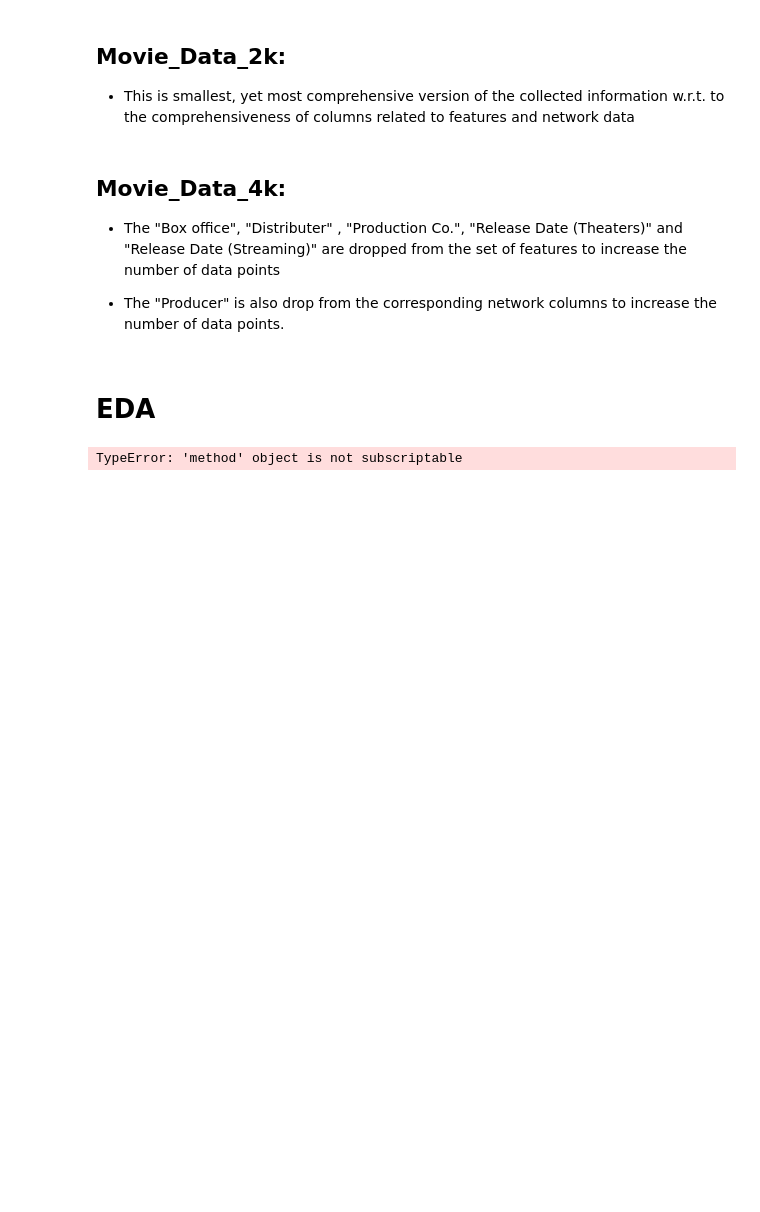
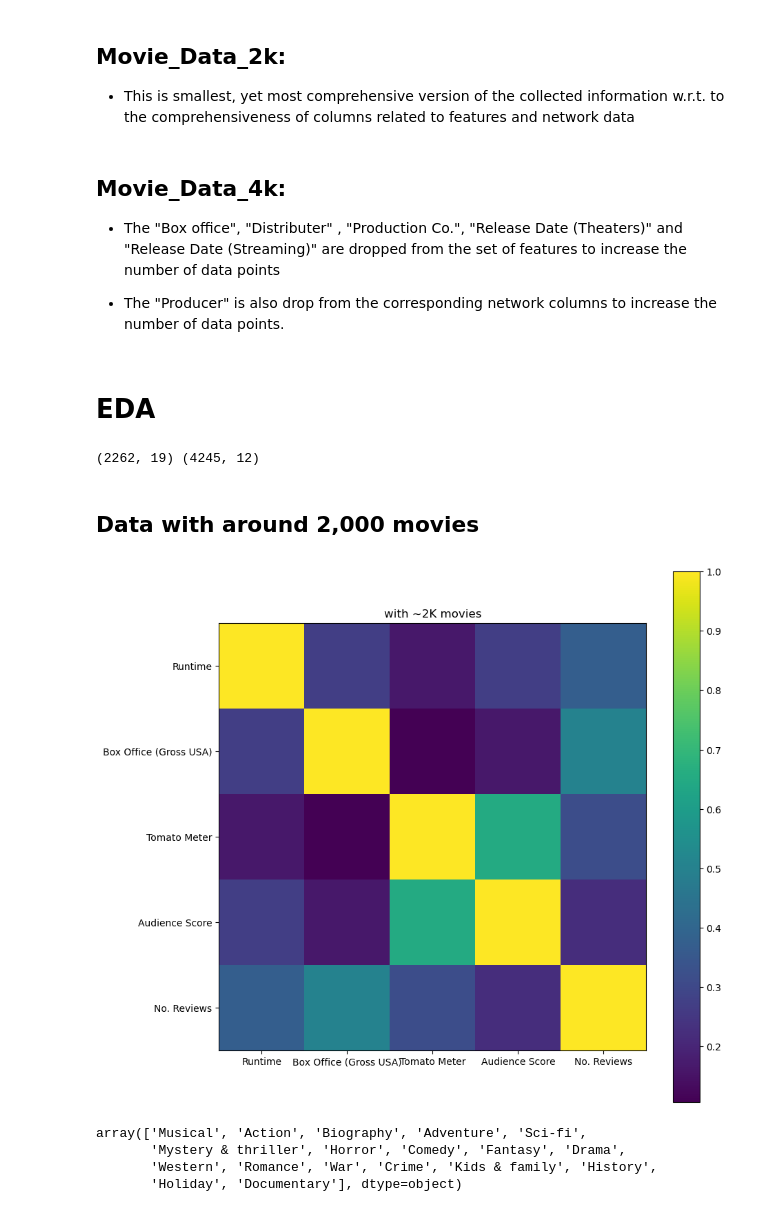
Before and after one commit to Sorooshi/Rotten_Tomatoes_DatabaSet, a Jupyter notebook: notebooks/a02_extract_feature_and_network_data.ipynb, the cells around one changed output. Drawn from its saved outputs; the diff is of its cells as text; code cells hidden in the pictures; blank space fills up the shorter version.

Commit message:
dtypes corrected

```diff
--- a/notebooks/a02_extract_feature_and_network_data.ipynb
+++ b/notebooks/a02_extract_feature_and_network_data.ipynb
@@ -172,8 +202,16 @@ movies_data_4k.to_csv("../datasets/movies_data_4k.csv")
 
 movies_data_s = pd.read_csv("../datasets/movies_data_2k.csv", )
 movies_data_m = pd.read_csv("../datasets/movies_data_4k.csv", )
+
+print(movies_data_s.shape, movies_data_m.shape)
+# %% [output]
+(2262, 19) (4245, 12)
+# %% [markdown]
+## Data with around 2,000 movies
 # %%
-features = [
+
+
+features_s = [
     'Title', 'Synopsis', 'Original Language', 'Runtime',
     'Director', 'Producer', 'Writer', 'Top Cast',
     'Distributor', 'Production Co',
@@ -182,14 +220,30 @@ features = [
     'Release Date (Theaters)', 'Release Date (Streaming)', 'Link'
 ]
 
-q_features = ['Runtime', 'Box Office (Gross USA)', 'Tomato Meter', 'Audience Score', 'No. Reviews', ]
+q_features_s = ['Runtime', 'Box Office (Gross USA)', 'Tomato Meter', 'Audience Score', 'No. Reviews', ]
 
-c_features = ['Original Language', 'Genre',]
+c_features_s = ['Original Language', 'Genre',]
 
-network_columns = [ 'Director', 'Producer', 'Writer', 'Top Cast']
+network_columns_s = [ 'Director', 'Producer', 'Writer', 'Top Cast']
+# %%
+
+
+
+corr_s = movies_data_s[q_features].corr()
+plt.figure(figsize=(10, 10))
+plt.imshow(corr_s)
+plt.xticks(range(len(corr_s.columns)), corr_s.columns)
+plt.yticks(range(len(corr_s.columns)), corr_s.columns)
+plt.colorbar()
+plt.title("with ~2K movies")
+plt.show()
+# %% [output]
+[figure, added]
 # %%
 
-
-movies_data_s.groupby["Distributor"]
+movies_data_s["Genre"].unique()
 # %% [output]
-TypeError: 'method' object is not subscriptable
+array(['Musical', 'Action', 'Biography', 'Adventure', 'Sci-fi',
+       'Mystery & thriller', 'Horror', 'Comedy', 'Fantasy', 'Drama',
+       'Western', 'Romance', 'War', 'Crime', 'Kids & family', 'History',
+       'Holiday', 'Documentary'], dtype=object)
```
Also changed, not shown: parts of 19 cells of this notebook, 2 other files.
